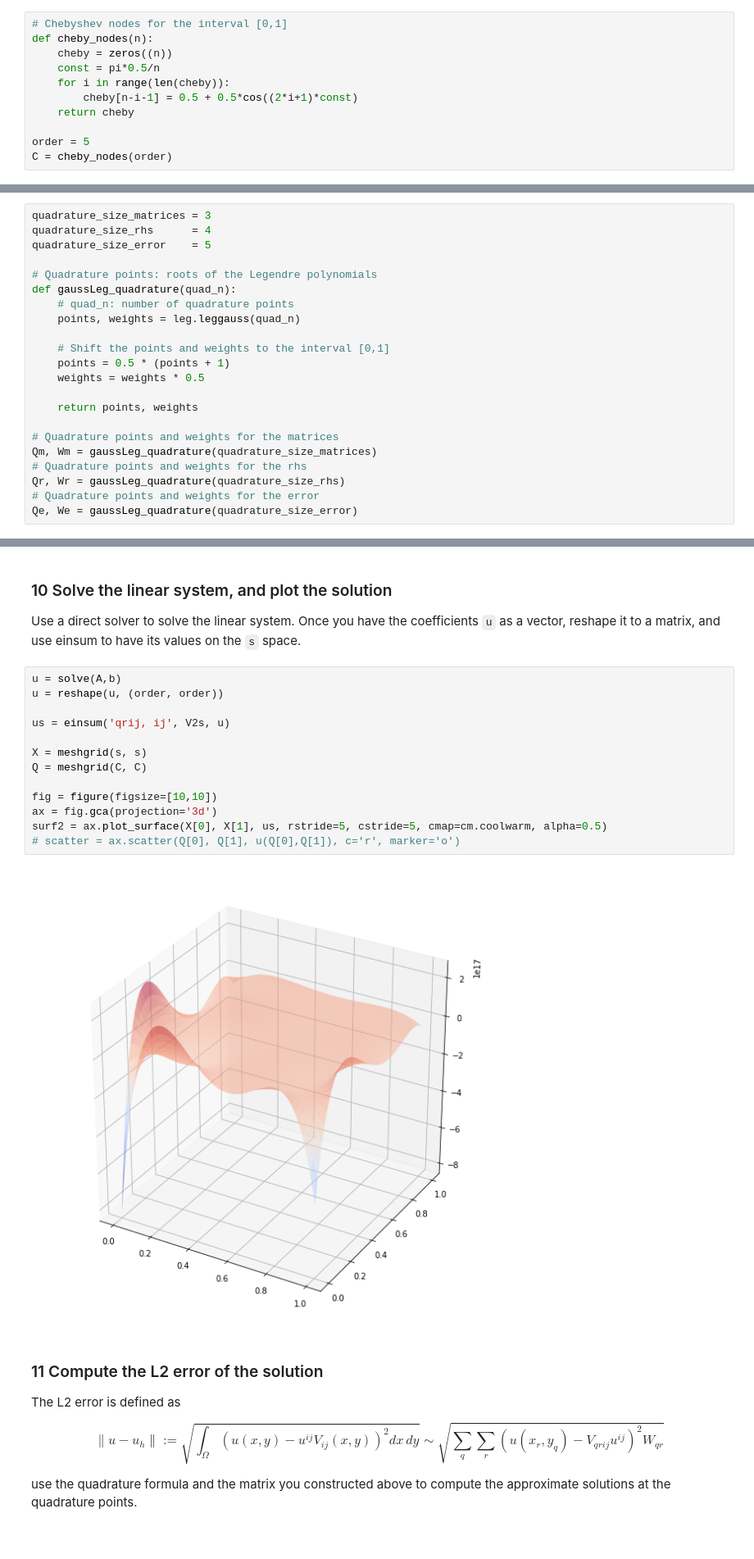
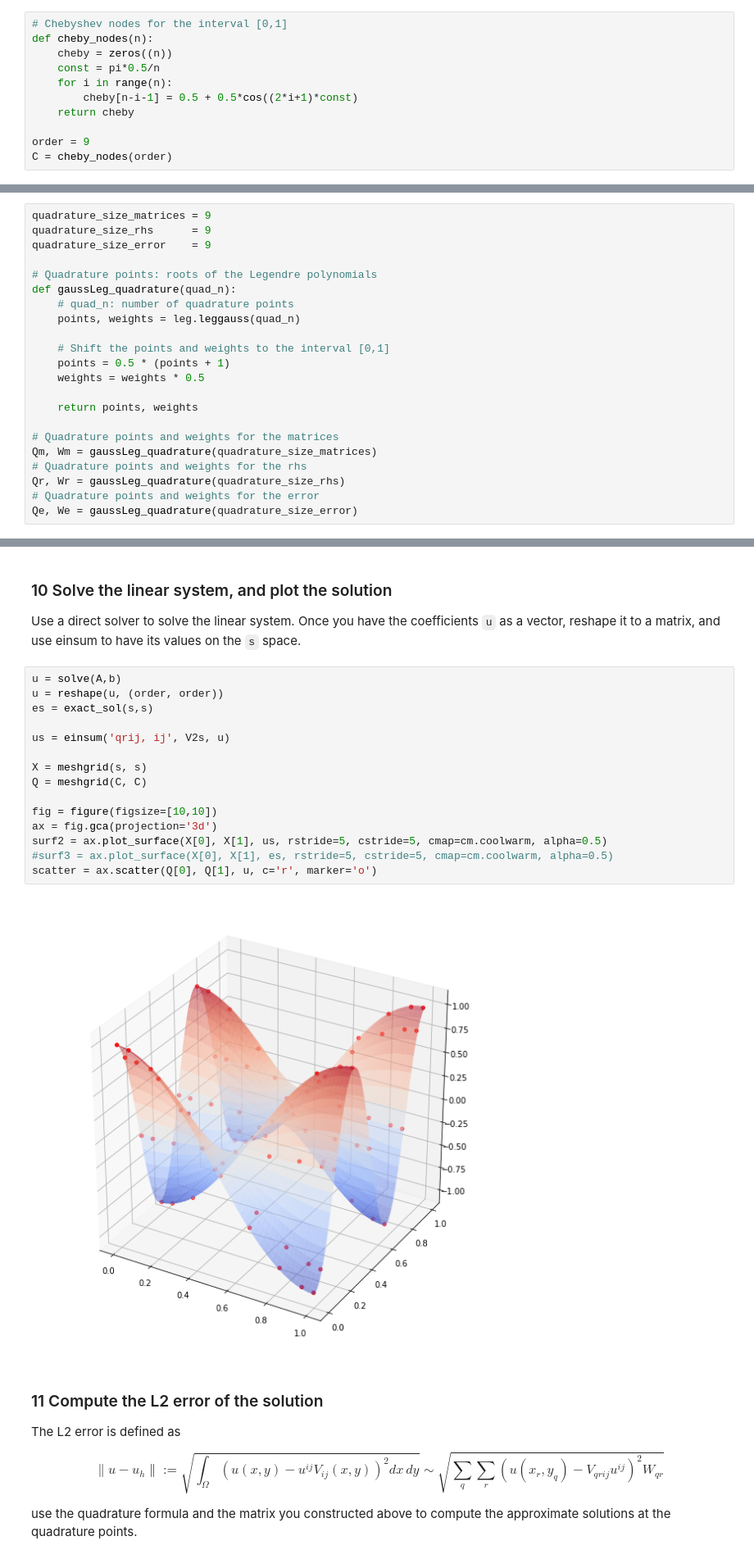
Before and after one commit to amfoggia/P1.4_seed, a Jupyter notebook: FinalProject.ipynb, the cells around one changed output, grey strips where cells are left out. Shown: that part at 82% size. Saved outputs shown, nothing was run; the diff lists cells and outputs as text.

```diff
--- a/FinalProject.ipynb
+++ b/FinalProject.ipynb
@@ -41,11 +41,11 @@ Once you constructed them, plot them.
 def cheby_nodes(n):
     cheby = zeros((n))
     const = pi*0.5/n
-    for i in range(len(cheby)):
+    for i in range(n):
         cheby[n-i-1] = 0.5 + 0.5*cos((2*i+1)*const)
     return cheby
 
-order = 5
+order = 9
 C = cheby_nodes(order)
 # %% [markdown]
 ### 2 Construct (or use the available functions from numpy/scipy) the one-dimensional Lagrange basis functions on the Chebishev nodes
@@ -102,9 +102,9 @@ In general the size of the quadratures should be selectable by the user.
 
 Anything that should be evaluated on one of quadrature points, should be named accordingly (i.e., using a suffix `m,r,e`) for the three collections
 # %%
-quadrature_size_matrices = 3
-quadrature_size_rhs      = 4
-quadrature_size_error    = 5
+quadrature_size_matrices = 9
+quadrature_size_rhs      = 9
+quadrature_size_error    = 9
 
 # Quadrature points: roots of the Legendre polynomials
 def gaussLeg_quadrature(quad_n):
@@ -279,18 +279,20 @@ Use a direct solver to solve the linear system. Once you have the coefficients `
 # %%
 u = solve(A,b)
 u = reshape(u, (order, order))
+es = exact_sol(s,s)
 
 us = einsum('qrij, ij', V2s, u)
 
 X = meshgrid(s, s)
 Q = meshgrid(C, C)
 
 fig = figure(figsize=[10,10])
 ax = fig.gca(projection='3d')
 surf2 = ax.plot_surface(X[0], X[1], us, rstride=5, cstride=5, cmap=cm.coolwarm, alpha=0.5)
-# scatter = ax.scatter(Q[0], Q[1], u(Q[0],Q[1]), c='r', marker='o')
+#surf3 = ax.plot_surface(X[0], X[1], es, rstride=5, cstride=5, cmap=cm.coolwarm, alpha=0.5)
+scatter = ax.scatter(Q[0], Q[1], u, c='r', marker='o')
 # %% [output]
-[figure, old version]
+[figure, new version]
 # %% [markdown]
 ### 11 Compute the L2 error of the solution
 
```
Also changed, not shown: parts of 6 cells of this notebook.
